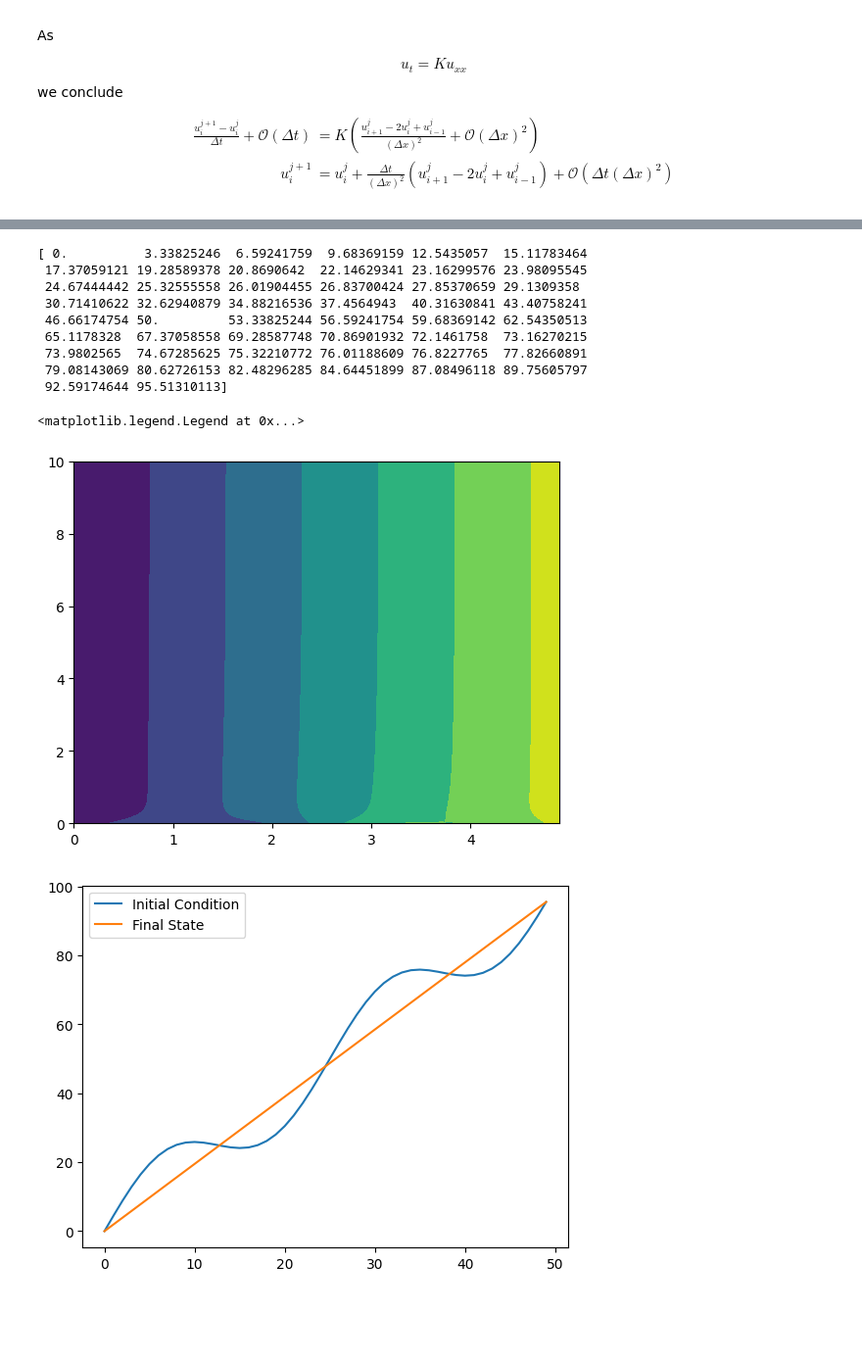
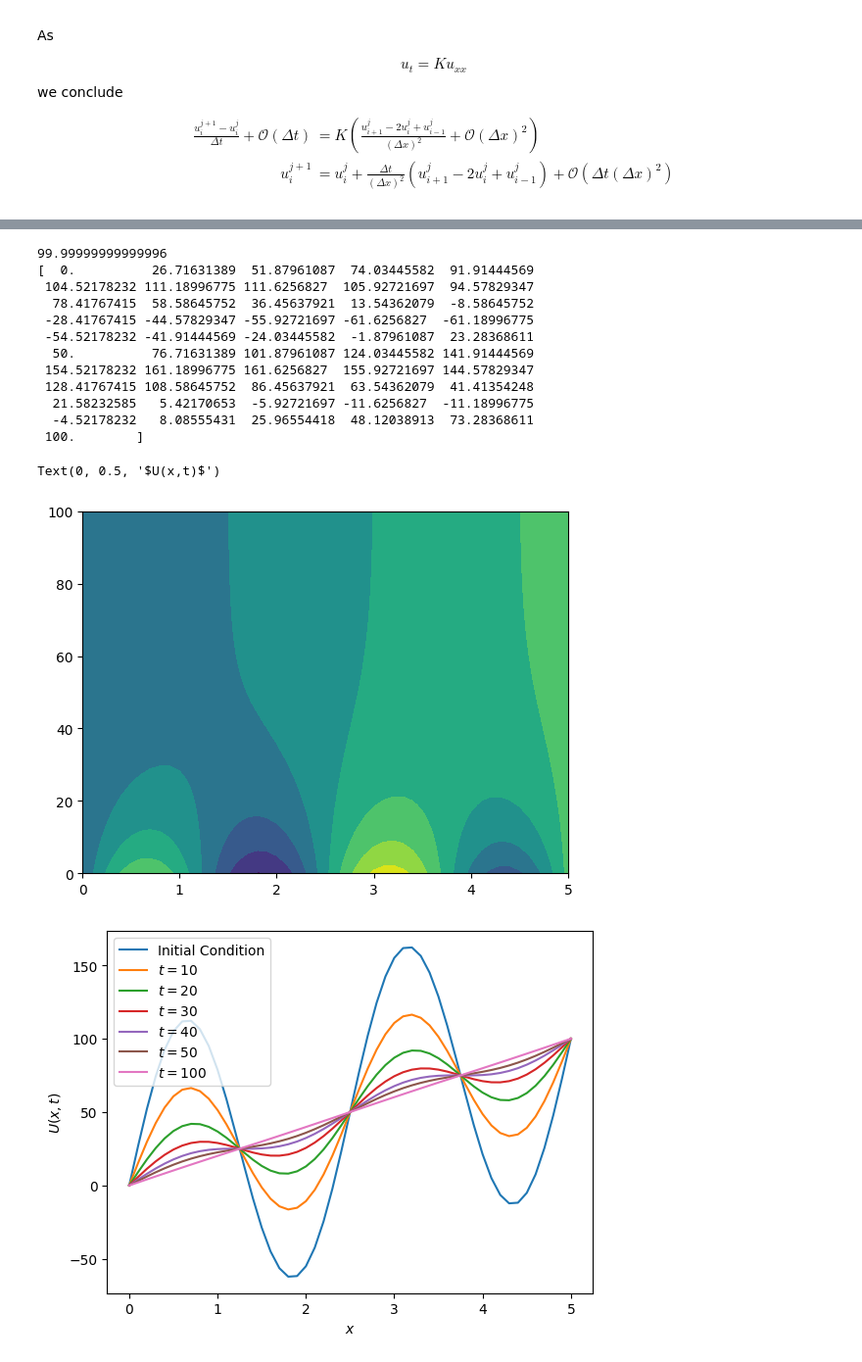
Before and after one commit to joelmiller/FiniteDiff, a Jupyter notebook: LectureNotes/notebooks/FiniteDiffLecture1.ipynb, the cells around one changed output, grey strips where cells are left out. Shown: that part at 98% size. Saved outputs shown, nothing was run; the diff lists cells and outputs as text; code cells hidden in the pictures; blank space fills up the shorter version.

```diff
--- a/LectureNotes/notebooks/FiniteDiffLecture1.ipynb
+++ b/LectureNotes/notebooks/FiniteDiffLecture1.ipynb
@@ -386,60 +386,61 @@ $$
 # %%
 import numpy as np
 import matplotlib.pyplot as plt
 import scipy.linalg as la
 r=0.2
 dx = 0.1
 dt = r*dx**2
 
+K=0.01
 L=5
-x = np.arange(0, L, dx)
-t = np.arange(0, 10+dt, dt)
+x = np.arange(0, L+dx, dx)
+t = np.arange(0, 100+dt, dt)
 
 [X,Y] = np.meshgrid(x, t)
 Z = np.zeros_like(X)
 
 A = np.zeros((len(x),len(x)))
 for counter in range(len(x)):
     if counter == 0:
         A[counter, counter] = 1
     elif counter == len(x)-1:
         A[counter, counter] = 1
     else:
-        A[counter, counter-1] = r
-        A[counter, counter] = 1 - 2*r
-        A[counter, counter+1] = r
+        A[counter, counter-1] = K*r
+        A[counter, counter] = 1 - 2*K*r
+        A[counter, counter+1] = K*r
 
-# A = np.zeros((len,len(x)))
-# A[0] = r
-# A[1] = 1-2*r
-# A[2] = r
 
-# A[0,0]=0
-# A[0,1]=0
-# A[2,-1]=0
-# A[2,-2]=0
-
-Z[0,:] = x*100/L + 10*np.sin(4*np.pi*x/L)
+Z[0,:] = x*100/L + 100*np.sin(4*np.pi*x/L)
 for counter in range(1,len(Z)):
     Z[counter,:] = np.matmul(A,Z[counter-1,:])
 
-print(Z[49,:])
 plt.contourf(X, Y, Z, cmap='viridis')
 
 plt.figure(2)
-plt.plot(Z[0,:], label='Initial Condition')
-plt.plot(Z[-1,:], label = 'Final State')
+plt.plot(x,Z[0,:], label='Initial Condition')
+plt.plot(x,Z[int(10/dt),:], label = '$t=10$')
+plt.plot(x,Z[int(20/dt),:], label = '$t=20$')
+plt.plot(x,Z[int(30/dt),:], label = '$t=30$')
+plt.plot(x,Z[int(40/dt),:], label = '$t=40$')
+plt.plot(x,Z[int(50/dt),:], label = '$t=50$')
+plt.plot(x,Z[int(100/dt),:], label = '$t=100$')
 plt.legend()
+plt.xlabel('$x$')
+plt.ylabel('$U(x,t)$')
 # %% [output]
-[ 0.          3.33825246  6.59241759  9.68369159 12.5435057  15.11783464
- 17.37059121 19.28589378 20.8690642  22.14629341 23.16299576 23.98095545
- 24.67444442 25.32555558 26.01904455 26.83700424 27.85370659 29.1309358
- 30.71410622 32.62940879 34.88216536 37.4564943  40.31630841 43.40758241
- 46.66174754 50.         53.33825244 56.59241754 59.68369142 62.54350513
- 65.1178328  67.37058558 69.28587748 70.86901932 72.1461758  73.16270215
- 73.9802565  74.67285625 75.32210772 76.01188609 76.8227765  77.82660891
- 79.08143069 80.62726153 82.48296285 84.64451899 87.08496118 89.75605797
- 92.59174644 95.51310113]
+99.99999999999996
+[  0.          26.71631389  51.87961087  74.03445582  91.91444569
+ 104.52178232 111.18996775 111.6256827  105.92721697  94.57829347
+  78.41767415  58.58645752  36.45637921  13.54362079  -8.58645752
+ -28.41767415 -44.57829347 -55.92721697 -61.6256827  -61.18996775
+ -54.52178232 -41.91444569 -24.03445582  -1.87961087  23.28368611
+  50.          76.71631389 101.87961087 124.03445582 141.91444569
+ 154.52178232 161.18996775 161.6256827  155.92721697 144.57829347
+ 128.41767415 108.58645752  86.45637921  63.54362079  41.41354248
+  21.58232585   5.42170653  -5.92721697 -11.6256827  -11.18996775
+  -4.52178232   8.08555431  25.96554418  48.12038913  73.28368611
+ 100.        ]
-<matplotlib.legend.Legend at 0x...>
+Text(0, 0.5, '$U(x,t)$')
-[figure, old version]
+[figure, new version]
-[figure, old version]
+[figure, new version]
```
Also changed, not shown: parts of 3 cells of this notebook, 1 other file.
